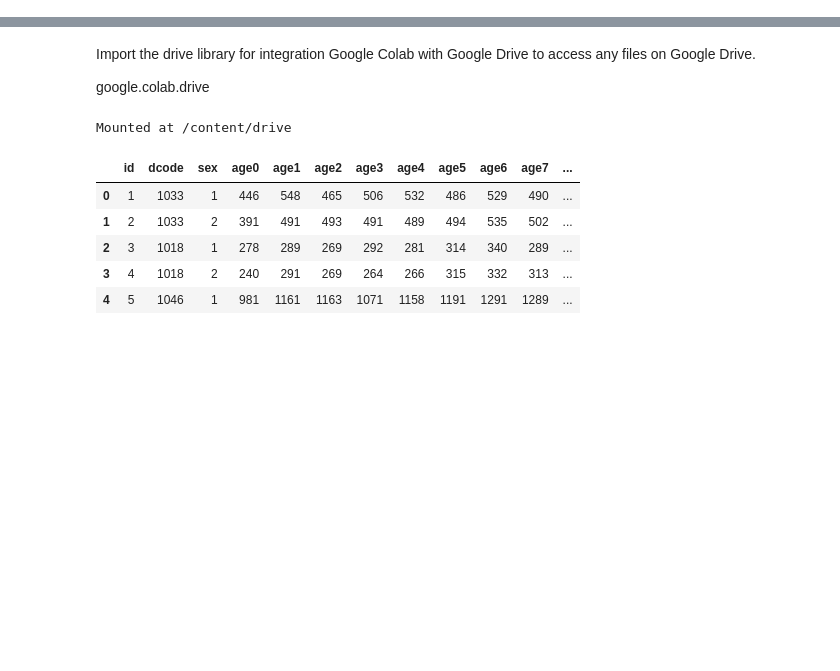
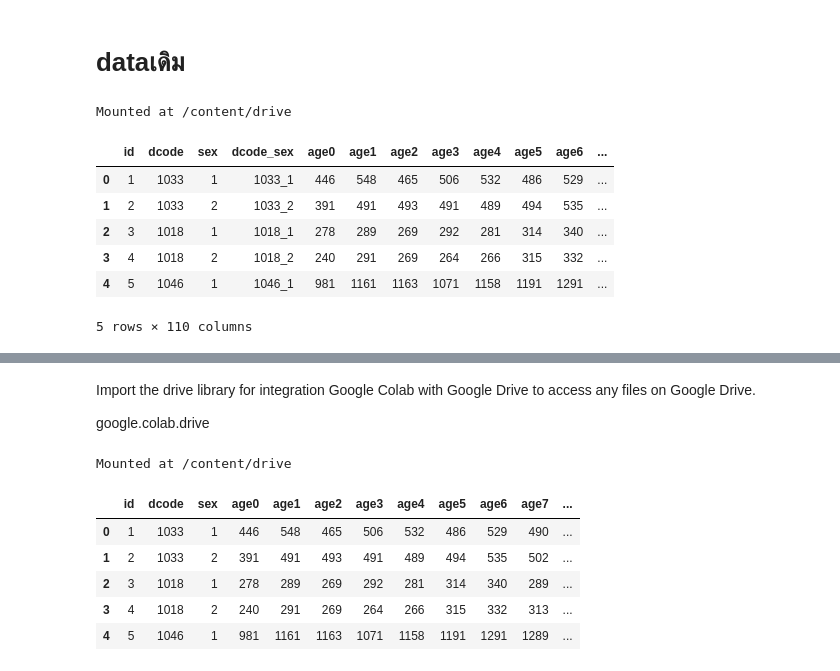
Before and after one commit to kittikhun62/DWDM21, a Jupyter notebook: FinalProject.ipynb, the cells around one changed output, grey strips where cells are left out. Saved outputs shown, nothing was run; the diff lists cells and outputs as text; code cells hidden in the pictures; blank space fills up the shorter version.

```diff
--- a/FinalProject.ipynb
+++ b/FinalProject.ipynb
@@ -1,2 +1,4 @@
 # %% [markdown]
 <a href="https://colab.research.google.com/github/kittikhun62/DWDM21/blob/main/FinalProject.ipynb" target="_parent"><img src="https://colab.research.google.com/assets/colab-badge.svg" alt="Open In Colab"/></a>
+# %% [markdown]
+# dataเดิม
@@ -2,0 +7,5 @@
+# %%
+from google.colab import drive #เชื่อม google drive
+drive.mount('/content/drive')
+# %% [output]
+Mounted at /content/drive
@@ -2,0 +19,10 @@
+# %%
+data0.head()
+# %% [output]
+|  | id | dcode | sex | dcode_sex | age0 | age1 | age2 | age3 | age4 | age5 | age6 | ... |
+| 0 | 1 | 1033 | 1 | 1033_1 | 446 | 548 | 465 | 506 | 532 | 486 | 529 | ... |
+| 1 | 2 | 1033 | 2 | 1033_2 | 391 | 491 | 493 | 491 | 489 | 494 | 535 | ... |
+| 2 | 3 | 1018 | 1 | 1018_1 | 278 | 289 | 269 | 292 | 281 | 314 | 340 | ... |
+| 3 | 4 | 1018 | 2 | 1018_2 | 240 | 291 | 269 | 264 | 266 | 315 | 332 | ... |
+| 4 | 5 | 1046 | 1 | 1046_1 | 981 | 1161 | 1163 | 1071 | 1158 | 1191 | 1291 | ... |
+5 rows × 110 columns
```
Also changed, not shown: parts of 6 cells of this notebook.
